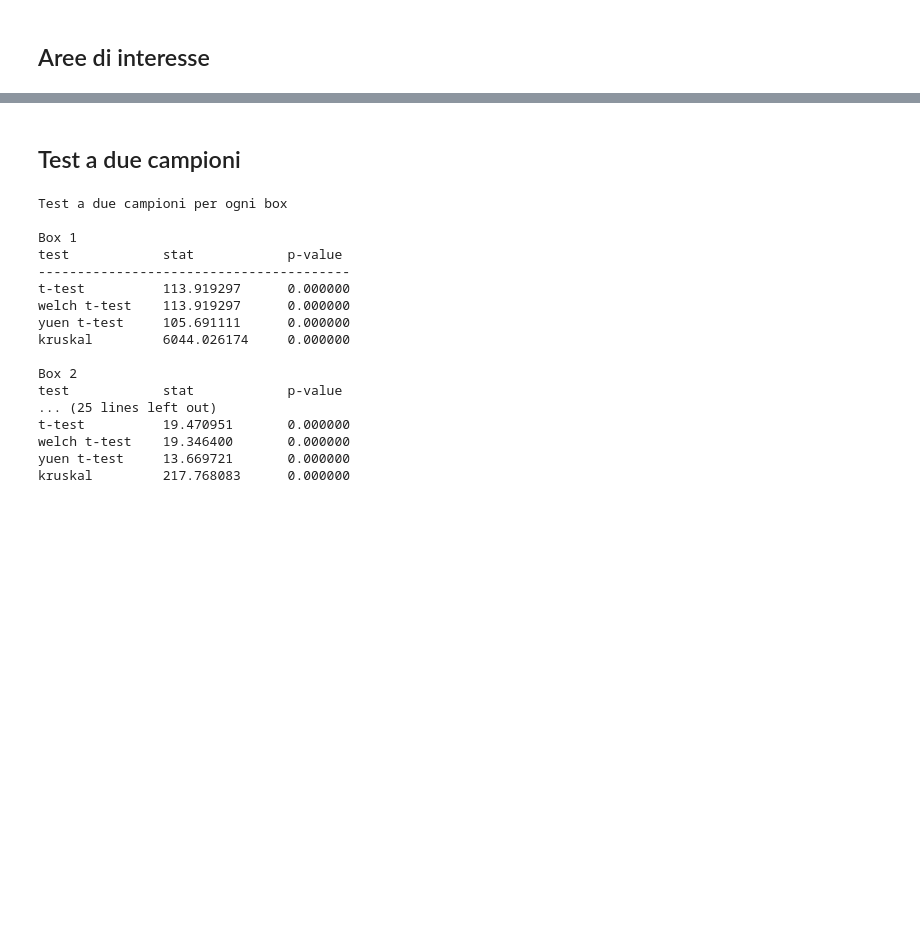
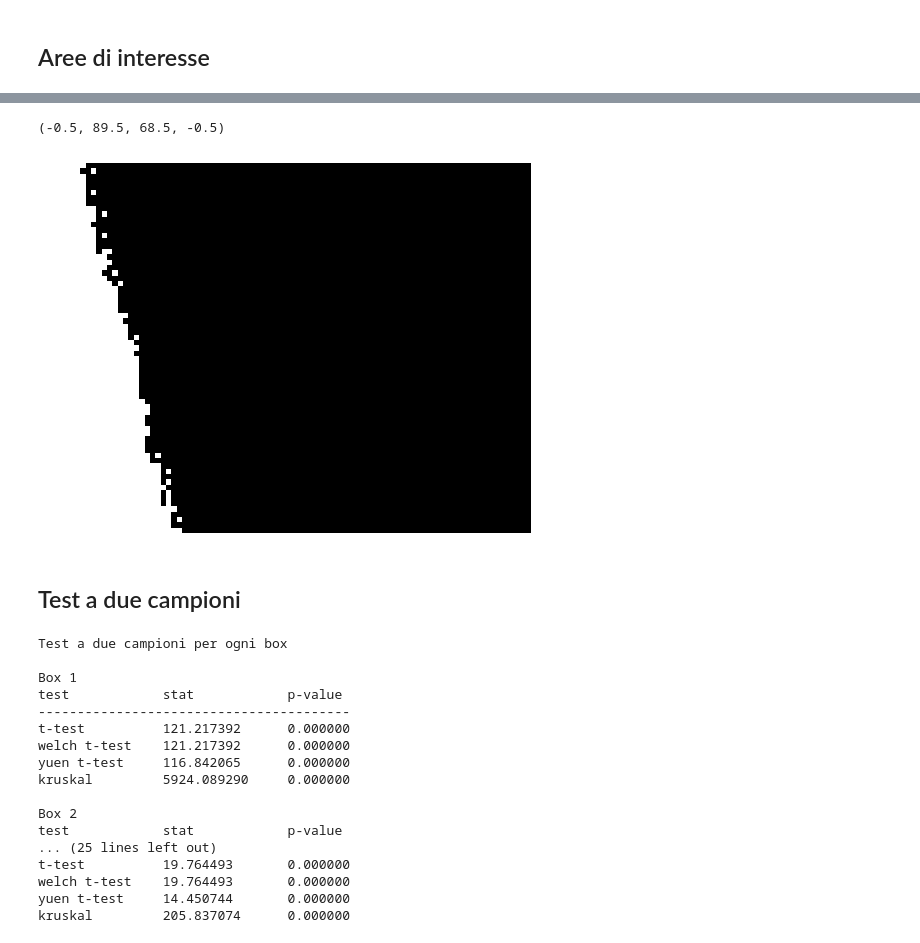
Before and after one commit to apiraccini/canova_fingerprints, a Jupyter notebook: final/analisi.ipynb, the cells around one changed output, grey strips where cells are left out. Saved outputs shown, nothing was run; the diff lists cells and outputs as text; code cells hidden in the pictures; blank space fills up the shorter version.

Commit message:
added proof of work for the tests

```diff
--- a/final/analisi.ipynb
+++ b/final/analisi.ipynb
@@ -85,3 +105,13 @@ plt.savefig(fig_path + 'paired_boxes.jpg')
+# %%
+# mask for Canova - Box 2
+mask = (crops[0][1] < 215) | (crops[0][1] > 218)
+mask[:, 50:] = True
+
+plt.imshow(mask, cmap='Greys')
+plt.axis('off')
+# %% [output]
+(-0.5, 89.5, 68.5, -0.5)
+[figure, added]
 # %% [markdown]
 ## Test a due campioni
 # %%
@@ -122,6 +152,11 @@ for i in range(ncrops):
     x1 = samples_mc[i]
     x2 = samples_sg[i]
 
+    # mask for box 2
+    if i==1:
+        x1 = x1[mask.reshape(-1)]
+        x2 = x2[mask.reshape(-1)]
+
     # perform tests
     res = two_samples_tests(x1, x2)
     results.append(res)
@@ -135,18 +170,18 @@ Test a due campioni per ogni box
 Box 1
 test            stat            p-value
 ----------------------------------------
-t-test          113.919297      0.000000
-welch t-test    113.919297      0.000000
-yuen t-test     105.691111      0.000000
-kruskal         6044.026174     0.000000
+t-test          121.217392      0.000000
+welch t-test    121.217392      0.000000
+yuen t-test     116.842065      0.000000
+kruskal         5924.089290     0.000000
 
 Box 2
 test            stat            p-value
 ... (25 lines left out)
-t-test          19.470951       0.000000
-welch t-test    19.346400       0.000000
-yuen t-test     13.669721       0.000000
-kruskal         217.768083      0.000000
+t-test          19.764493       0.000000
+welch t-test    19.764493       0.000000
+yuen t-test     14.450744       0.000000
+kruskal         205.837074      0.000000
 # %%
 print('Mettendo insieme tutti i box\n')
 
```
Also changed, not shown: parts of 11 cells of this notebook, 2 other files.
